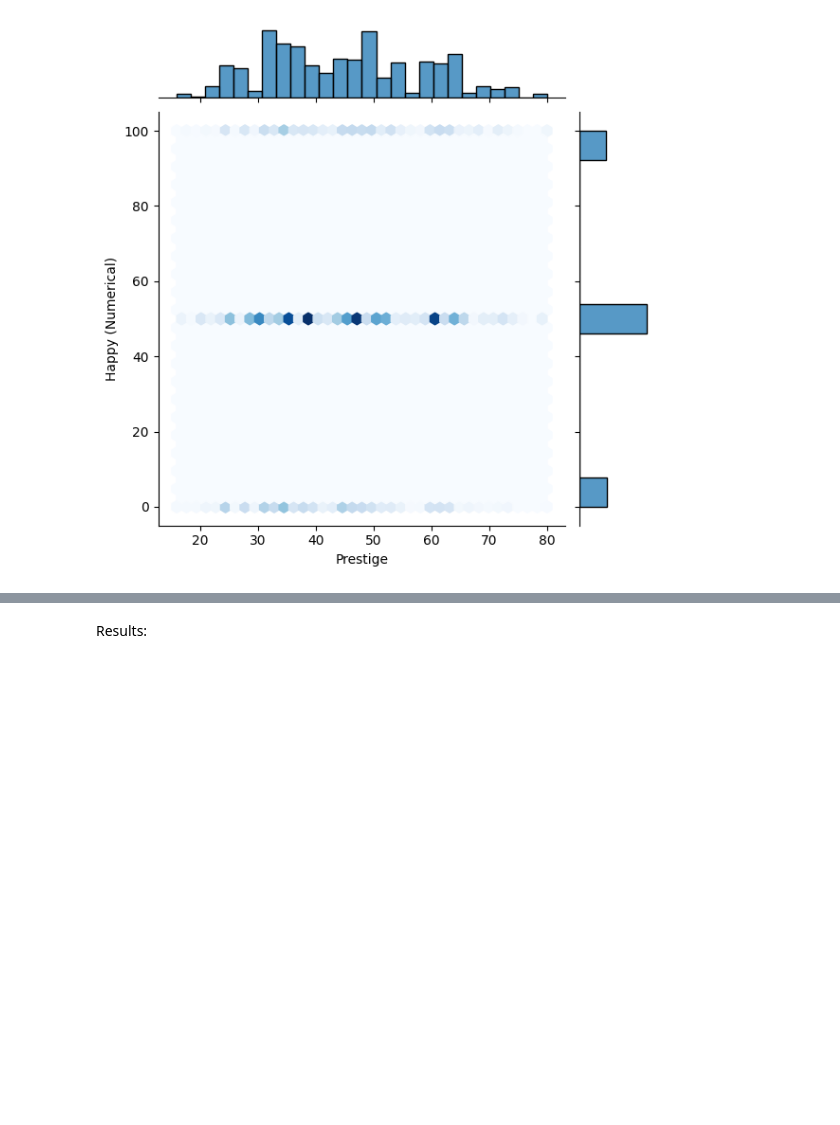
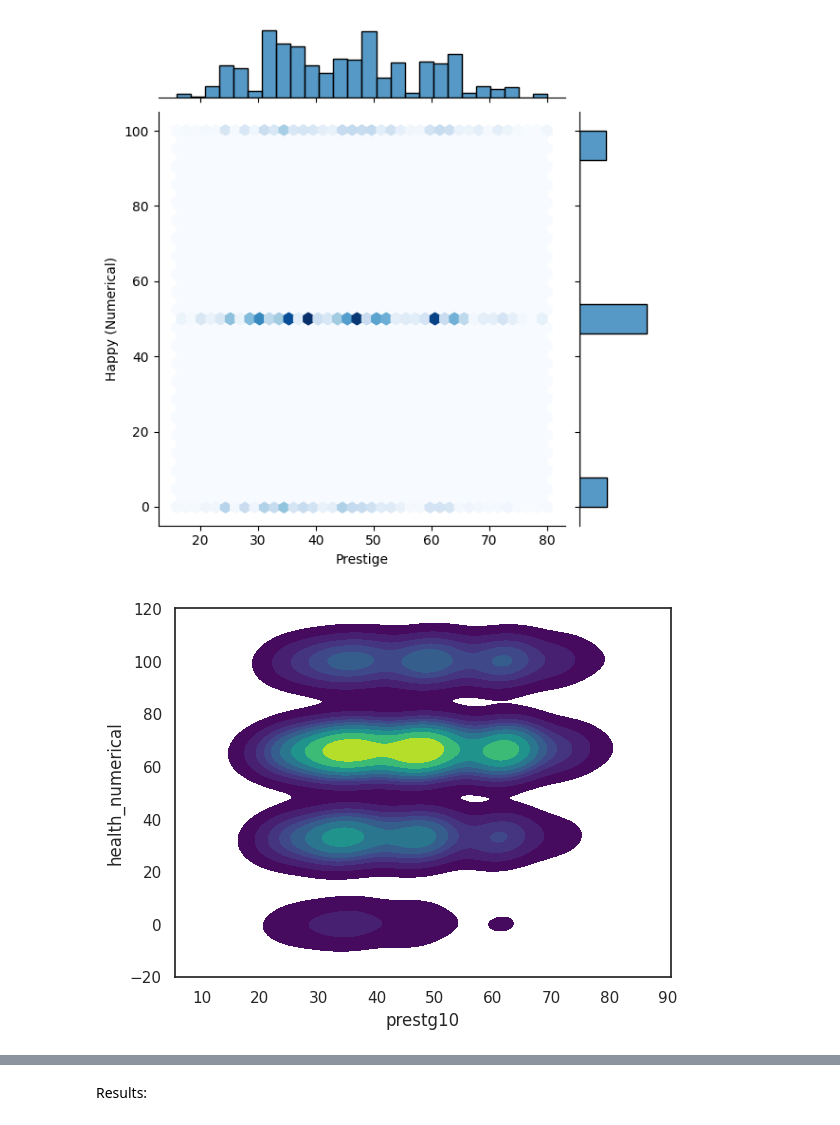
Before and after one commit to DS3001/group3, a Jupyter notebook: Project1.ipynb, the cells around one changed output, grey strips where cells are left out. Saved outputs shown, nothing was run; the diff lists cells and outputs as text; code cells hidden in the pictures; blank space fills up the shorter version.

Commit message:
Prestige vs Health density plot

```diff
--- a/Project1.ipynb
+++ b/Project1.ipynb
@@ -102,29 +102,12 @@ plt.ylabel('Happy (Numerical)')
 plt.show()
 # %% [output]
 [figure]
-# %%
-# Define a mapping dictionary
-health_mapping = {
-    "excellent": 100,
-    "good": 66,
-    "fair": 33,
-    "poor": 0
-}
-
-# Create a new column 'health_numerical' with the mapped values
-df['health_numerical'] = df['health'].map(health_mapping)
-
-df['health_numerical'].unique()
-
-# Convert 'health' to float and set non-convertible entries to NaN
-df['health_numerical'] = pd.to_numeric(df['health_numerical'], errors='coerce')
-
-var = 'happy'
-pd.crosstab(df['prestg10'], df['health_numerical'])
-df['prestg10Xhealth']=df['prestg10']+', '+df['health_numerical']
-group_by = 'prestg10Xhealth'
-df_wide = df.pivot(columns=group_by, values=var)
-df_wide.plot.density()
+# %%
+#prestige vs health
+sns.kdeplot(data=df, x='prestg10',y='health_numerical', fill=True, cmap='viridis')
+plt.show()
+# %% [output]
+[figure, added]
 # %%
 sns.kdeplot(data=df, x='prestg10', y='health_numerical', hue = 'happy_num', fill=True, cmap='viridis')
 
```
Also changed, not shown: parts of 1 cell of this notebook.
